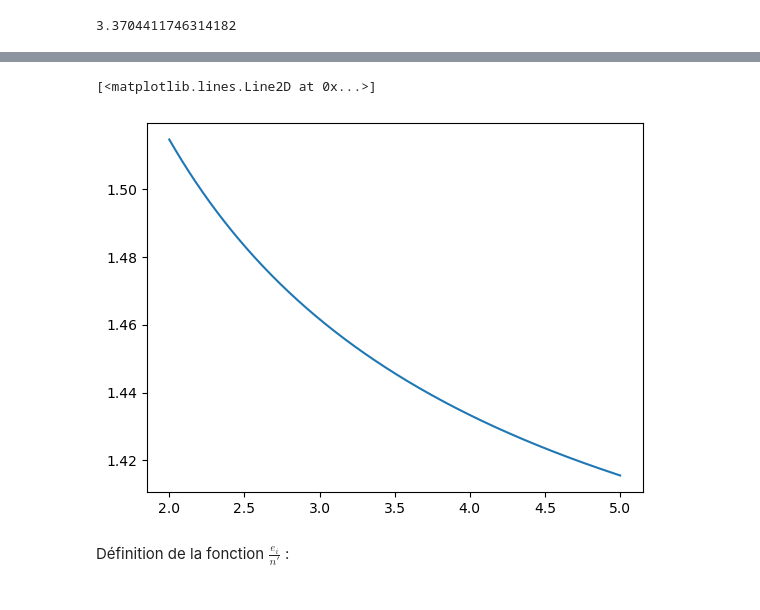
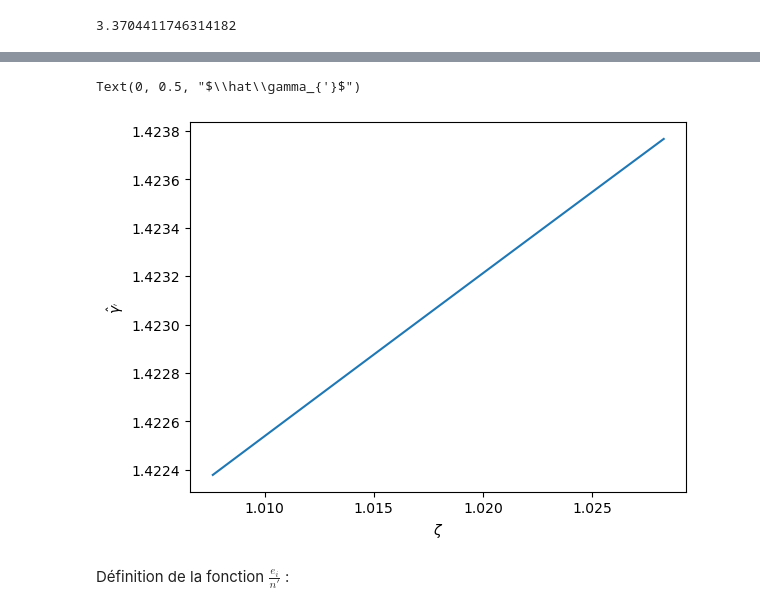
Before and after one commit to quentin-bouquet/Mod-le-Spectro-Temporel-d-mission-d-un-sursaut-gamma, a Jupyter notebook: MAIN.ipynb, the cells around one changed output, grey strips where cells are left out. Saved outputs shown, nothing was run; the diff lists cells and outputs as text; code cells hidden in the pictures.

```diff
--- a/MAIN.ipynb
+++ b/MAIN.ipynb
@@ -100,10 +98,12 @@ TypeError: only length-1 arrays can be converted to Python scalars
 # %%
 g_c = np.vectorize(gamma_chapeau_prime)
 y_c_p = g_c(y)
-plt.plot(test,y_c_p)
+plt.plot(y,y_c_p)
+plt.xlabel('$\zeta$')
+plt.ylabel('$\hat\gamma_{\'}$')
 # %% [output]
-[<matplotlib.lines.Line2D at 0x...>]
+Text(0, 0.5, "$\\hat\\gamma_{'}$")
-[figure, old version]
+[figure, new version]
 # %% [markdown]
 Définition de la fonction $\frac{e_{i}}{n '}$ :
 # %%
```
Also changed, not shown: parts of 11 cells of this notebook, 1 other file.
